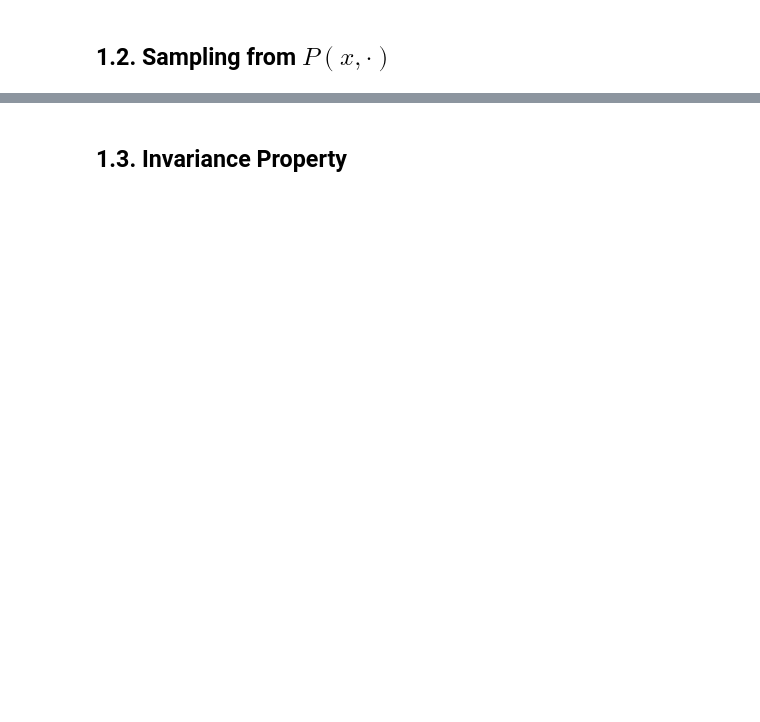
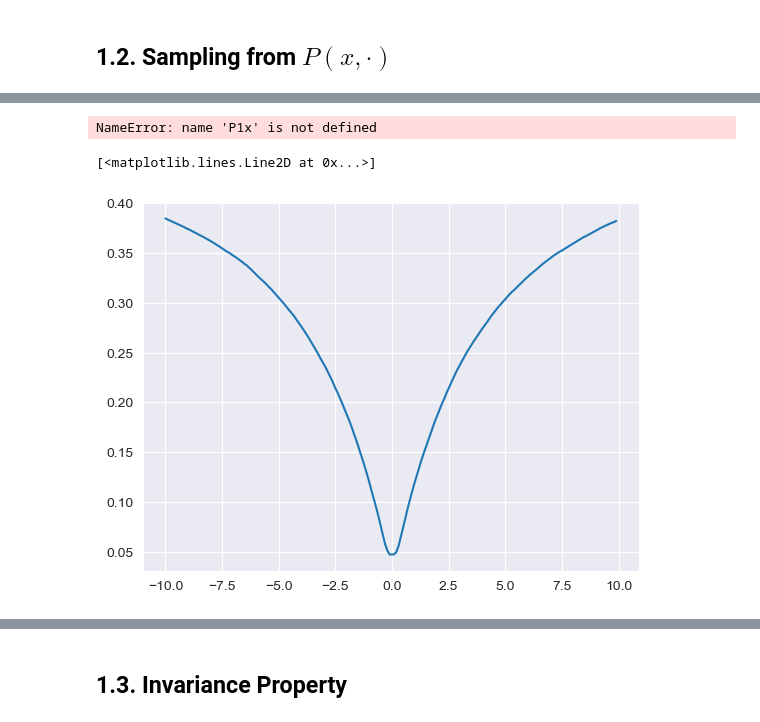
Before and after one commit to savelovme/adaptive-mcmc, a Jupyter notebook: python/asumptions-check.ipynb, the cells around one changed output, grey strips where cells are left out. Saved outputs shown, nothing was run; the diff lists cells and outputs as text; code cells hidden in the pictures; blank space fills up the shorter version.

```diff
--- a/python/asumptions-check.ipynb
+++ b/python/asumptions-check.ipynb
@@ -59,11 +85,9 @@ plt.legend()
 # %%
 %%time
 
-x = jnp.arange(-10, 10, 0.01)
-N = 1000
+N = 100000
 
-k1, k2 = random.split(random.PRNGKey(0))
-
-P1x = sample_Px(k1, kernel, x, s1, N)
-P2x = sample_Px(k2, kernel, x, s2, N)
+P1x = kernel.sample_Px(rng_key, kernel, X, s1, n_samples=N).squeeze()
+# P2x = sample_Px(rng_key, kernel, X, s2, N).squeeze()
+# P3x = sample_Px(rng_key, kernel, X, s3, N).squeeze()
 # %% [output]
@@ -72 +95,23 @@ Wall time: 11.3 s
+# %%
+x = X.squeeze()
+dP1x = P1x - X
+
+dP1x_mean = dP1x.mean(axis=1)
+dP1x_acc_mean = dP1x.mean(axis=1, where=(dP1x != 0.0))
+P1x_lower = jnp.quantile(dP1x, 0.05, axis=1)
+P1x_upper = jnp.quantile(dP1x, 0.95, axis=1)
+
+# dP2x = P2x - X
+# dP2x_mean = dP2x.mean(axis=1)
+# dP2x_acc_mean = dP1x.mean(axis=1, where=(dP2x != 0.0))
+# P2x_lower = jnp.quantile(dP2x, 0.05, axis=1)
+# P2x_upper = jnp.quantile(dP2x, 0.95, axis=1)
+# # P2x_lower, P2x_upper = hpdi(dP2x , prob=0.99, axis=1).reshape(2, -1)
+# %% [output]
+NameError: name 'P1x' is not defined
+# %%
+plt.plot(x, jnp.mean(dP1x == 0.0, axis=1))
+# %% [output]
+[<matplotlib.lines.Line2D at 0x...>]
+[figure, added]
 # %%
```
Also changed, not shown: parts of 73 cells of this notebook, 16 other files.
